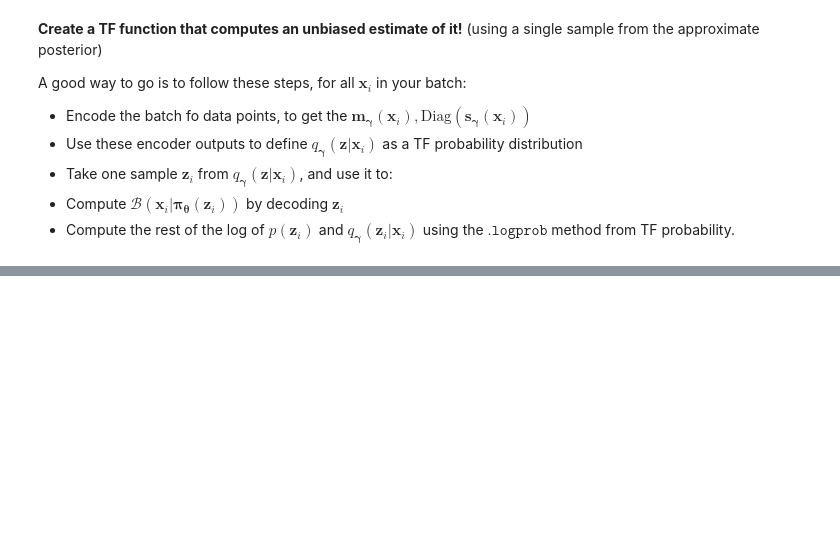
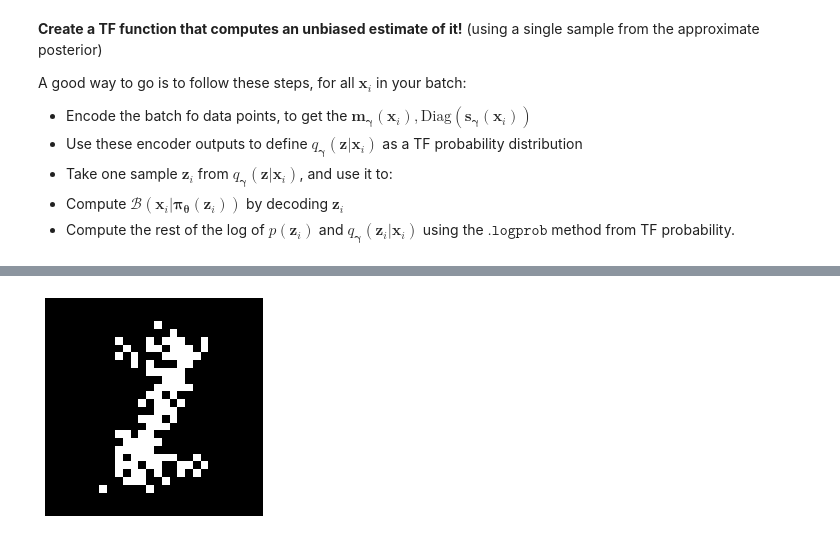
Before and after one commit to pamattei/MSc-DS, a Jupyter notebook: Notebooks 2020/Lab_AE_VAE.ipynb, the cells around one changed output, grey strips where cells are left out. Cells and saved outputs as stored; diff of their text form; code cells hidden in the pictures; blank space fills up the shorter version.

```diff
--- a/Notebooks 2020/Lab_AE_VAE.ipynb
+++ b/Notebooks 2020/Lab_AE_VAE.ipynb
@@ -273,0 +350,6 @@ A good way to go is to follow these steps, for all $\mathbf{x}_i$ in your batch:
+# %%
+plt.imshow(vae_sample(1).numpy().reshape((28,28)), cmap='gray')
+plt.axis('off')
+plt.show()
+# %% [output]
+[figure, added]
```
Also changed, not shown: parts of 16 cells of this notebook, 2 other files.
